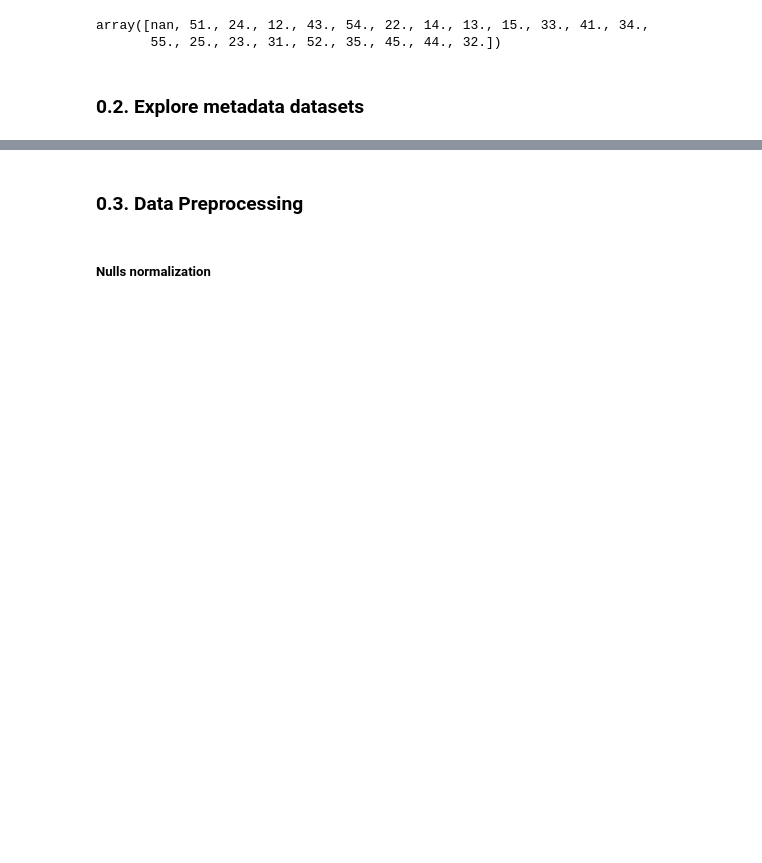
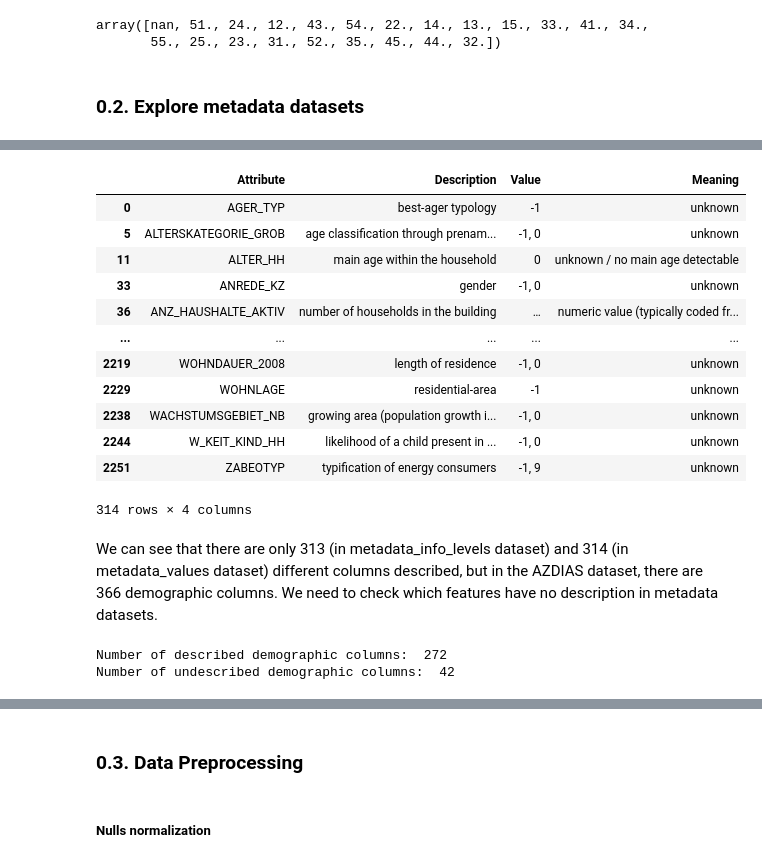
Before and after one commit to marcosgcollado/customer-segmentation-report, a Jupyter notebook: Arvato Project Workbook.ipynb, the cells around one changed output, grey strips where cells are left out. Drawn from its saved outputs; the diff is of its cells as text; code cells hidden in the pictures; blank space fills up the shorter version.

```diff
--- a/Arvato Project Workbook.ipynb
+++ b/Arvato Project Workbook.ipynb
@@ -236,0 +279,2 @@ array([nan, 51., 24., 12., 43., 54., 22., 14., 13., 15., 33., 41., 34.,
+# %%
+metadata_values[['Attribute', 'Description']] = metadata_values[['Attribute', 'Description']].ffill()
@@ -236,0 +315,29 @@ array([nan, 51., 24., 12., 43., 54., 22., 14., 13., 15., 33., 41., 34.,
+# %%
+metadata_values.drop_duplicates(subset=['Attribute'])
+# %% [output]
+|  | Attribute | Description | Value | Meaning |
+| 0 | AGER_TYP | best-ager typology | -1 | unknown |
+| 5 | ALTERSKATEGORIE_GROB | age classification through prenam... | -1, 0 | unknown |
+| 11 | ALTER_HH | main age within the household | 0 | unknown / no main age detectable |
+| 33 | ANREDE_KZ | gender | -1, 0 | unknown |
+| 36 | ANZ_HAUSHALTE_AKTIV | number of households in the building | … | numeric value (typically coded fr... |
+| ... | ... | ... | ... | ... |
+| 2219 | WOHNDAUER_2008 | length of residence | -1, 0 | unknown |
+| 2229 | WOHNLAGE | residential-area | -1 | unknown |
+| 2238 | WACHSTUMSGEBIET_NB | growing area (population growth i... | -1, 0 | unknown |
+| 2244 | W_KEIT_KIND_HH | likelihood of a child present in ... | -1, 0 | unknown |
+| 2251 | ZABEOTYP | typification of energy consumers | -1, 9 | unknown |
+314 rows × 4 columns
+# %% [markdown]
+We can see that there are only 313 (in metadata_info_levels dataset) and 314 (in metadata_values dataset) different columns described, but in the AZDIAS dataset, there are 366 demographic columns. We need to check which features have no description in metadata datasets.
+# %%
+metadata_columns = metadata_values.Attribute.unique().tolist()
+
+described_columns = (set(metadata_columns) & set(demographic_columns))
+undescribed_columns = (set(metadata_columns) - set(demographic_columns))
+
+print("Number of described demographic columns: ", len(described_columns))
+print("Number of undescribed demographic columns: ", len(undescribed_columns))
+# %% [output]
+Number of described demographic columns:  272
+Number of undescribed demographic columns:  42
```
Also changed, not shown: parts of 11 cells of this notebook.
